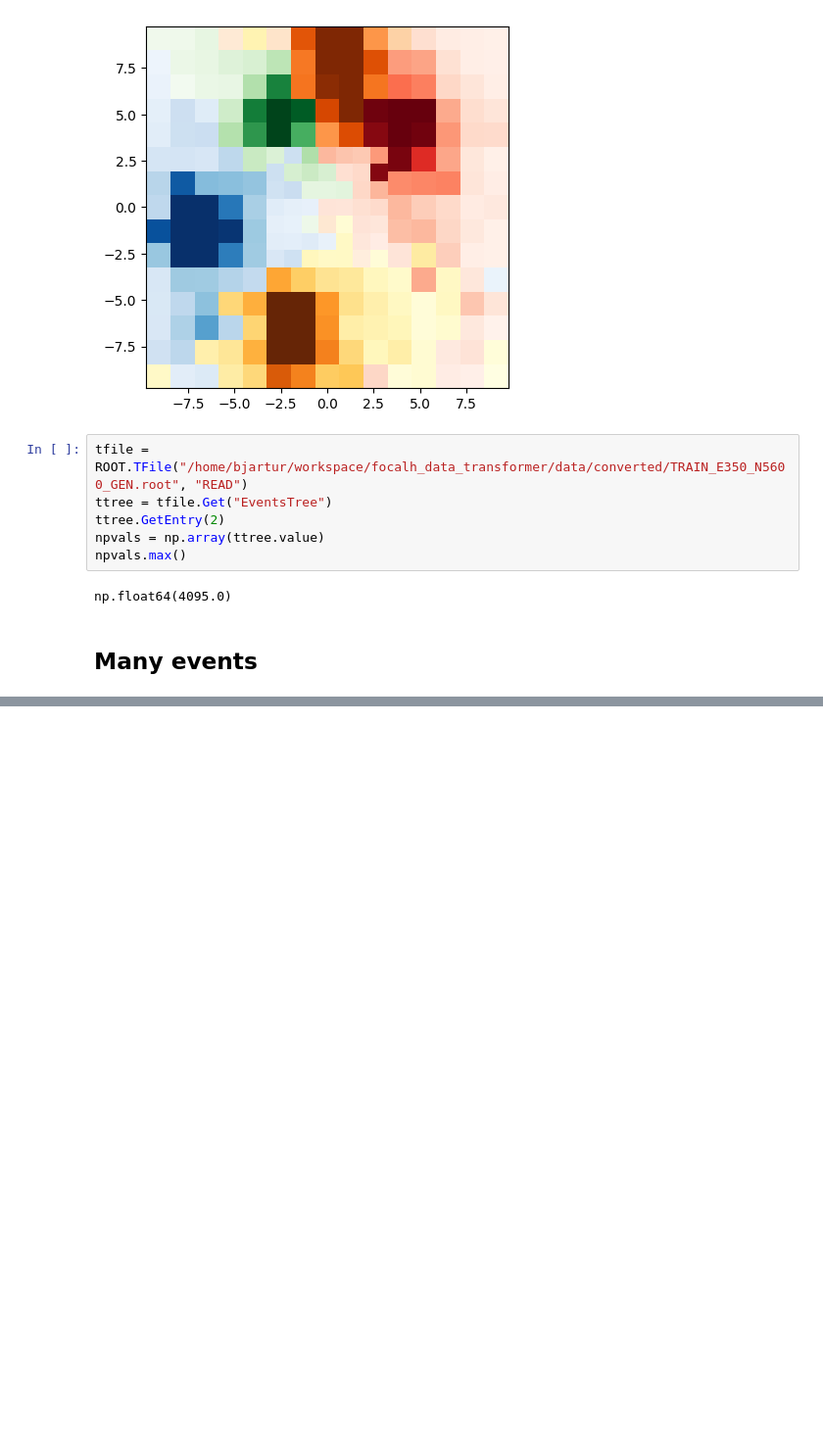
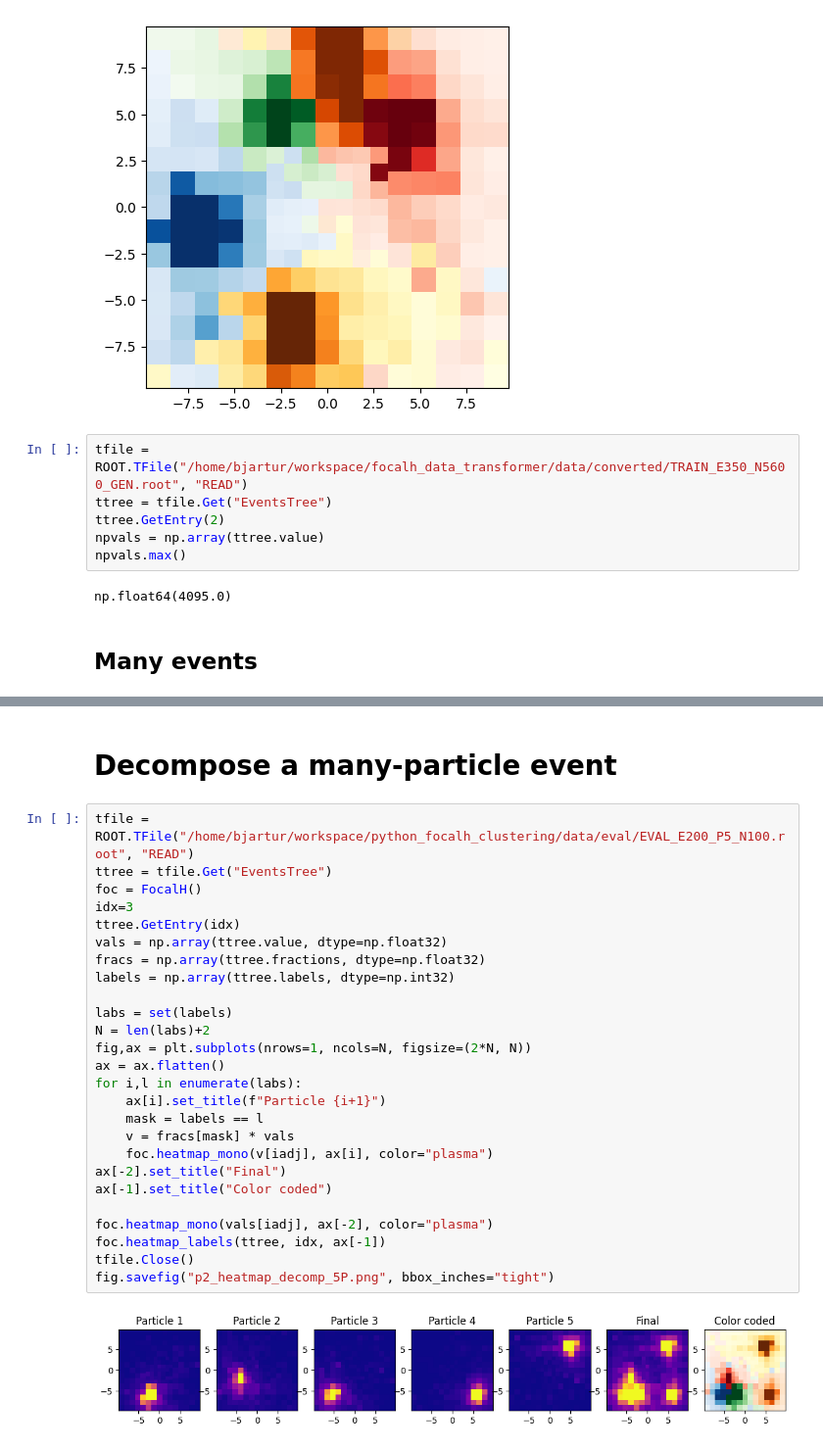
Before and after one commit to Bjartensen/python_focalh_clustering, a Jupyter notebook: notebooks/inspect.ipynb, the cells around one changed output, grey strips where cells are left out. Shown: that part at 98% size. Saved outputs shown, nothing was run; the diff lists cells and outputs as text; blank space fills up the shorter version.

```diff
--- a/notebooks/inspect.ipynb
+++ b/notebooks/inspect.ipynb
@@ -100,0 +198,30 @@ plot_many(filename)
+# %% [markdown]
+# Decompose a many-particle event
+# %%
+tfile = ROOT.TFile("/home/bjartur/workspace/python_focalh_clustering/data/eval/EVAL_E200_P5_N100.root", "READ")
+ttree = tfile.Get("EventsTree")
+foc = FocalH()
+idx=3
+ttree.GetEntry(idx)
+vals = np.array(ttree.value, dtype=np.float32)
+fracs = np.array(ttree.fractions, dtype=np.float32)
+labels = np.array(ttree.labels, dtype=np.int32)
+
+labs = set(labels)
+N = len(labs)+2
+fig,ax = plt.subplots(nrows=1, ncols=N, figsize=(2*N, N))
+ax = ax.flatten()
+for i,l in enumerate(labs):
+    ax[i].set_title(f"Particle {i+1}")
+    mask = labels == l
+    v = fracs[mask] * vals
+    foc.heatmap_mono(v[iadj], ax[i], color="plasma")
+ax[-2].set_title("Final")
+ax[-1].set_title("Color coded")
+
+foc.heatmap_mono(vals[iadj], ax[-2], color="plasma")
+foc.heatmap_labels(ttree, idx, ax[-1])
+tfile.Close()
+fig.savefig("p2_heatmap_decomp_5P.png", bbox_inches="tight")
+# %% [output]
+[figure, added]
```
Also changed, not shown: parts of 6 cells of this notebook, 42 other files.
